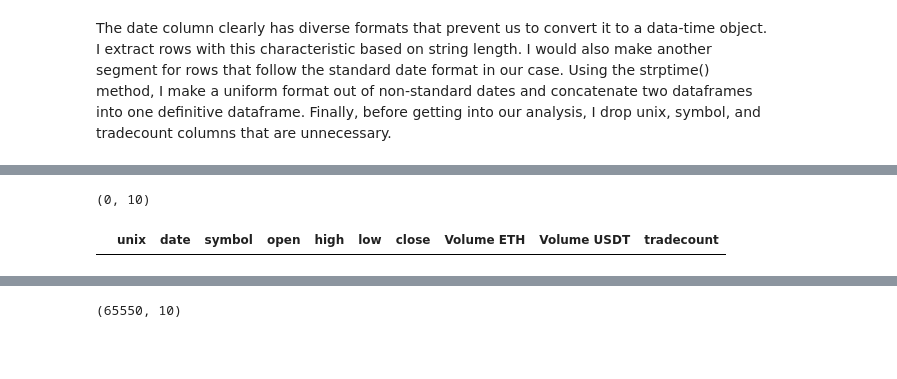
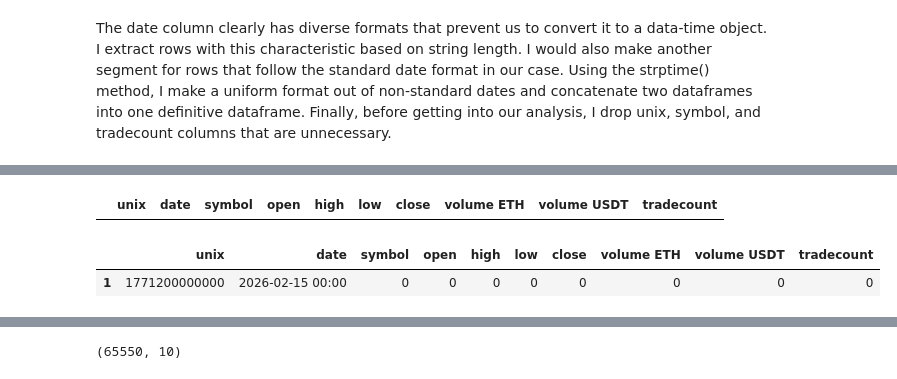
Before and after one commit to NeedlerOP/Binance-Hrly, a Jupyter notebook: Notebooks/ETH_USD_Price_Forcasting.ipynb, the cells around one changed output, grey strips where cells are left out. Cells and saved outputs as stored; diff of their text form; code cells hidden in the pictures; blank space fills up the shorter version.

```diff
--- a/Notebooks/ETH_USD_Price_Forcasting.ipynb
+++ b/Notebooks/ETH_USD_Price_Forcasting.ipynb
@@ -131,24 +152,36 @@ df.shape
 # %%
 # Extract rows that don't have standtad format
-
+df = df.rename(columns={'Date': 'date'})
 df = df.rename(columns={'Unix': 'unix'})
-df = df.rename(columns={'Symbol ': 'symbol'})
+df = df.rename(columns={'Symbol': 'symbol'})
 df = df.rename(columns={'Open': 'open'})
-df = df.rename(columns={'High ': 'high'})
-df = df.rename(columns={'Low ': 'low'})
-df = df.rename(columns={'Close ': 'close'})
-df = df.rename(columns={'Volume ETH ': 'volume ETH'})
+df = df.rename(columns={'High': 'high'})
+df = df.rename(columns={'Low': 'low'})
+df = df.rename(columns={'Close': 'close'})
+df = df.rename(columns={'Volume ETH': 'volume ETH'})
+df = df.rename(columns={'Volume USDT': 'volume USDT'})
 df = df.rename(columns={'Tradecount': 'tradecount'})
 nan_data = df[df['date'].str.len() < 19]
 nan_data.shape
+
+nan_data
 # %% [output]
-(0, 10)
+|  | unix | date | symbol | open | high | low | close | volume ETH | volume USDT | tradecount |
-# %%
-# Check if we catch them right!
-
-nan_data.head()
-# %% [output]
-|  | unix | date | symbol | open | high | low | close | Volume ETH | Volume USDT | tradecount |
+# %%
+# Check if we catch them right!
+
+import pandas as pd
+
+#data = [1771200000000, 2695.2, 2697.94, 2690.0, 2693.04,4286.4822,11549670.347251,41200 ]  # Your desired values
+
+nan_data.loc['1'] = [1771200000000,'2026-02-15 00:00',0,0,0,0,0,0,0,0]
+#nan_data= {'date':pd.to_datetime(['2026-02-15 00:00:00'])}
+
+nan_data = pd.DataFrame(nan_data)
+nan_data.head()
+# %% [output]
+|  | unix | date | symbol | open | high | low | close | volume ETH | volume USDT | tradecount |
+| 1 | 1771200000000 | 2026-02-15 00:00 | 0 | 0 | 0 | 0 | 0 | 0 | 0 | 0 |
 # %%
 # Extract rows that don't need extra modification
 
```
Also changed, not shown: parts of 14 cells of this notebook.
